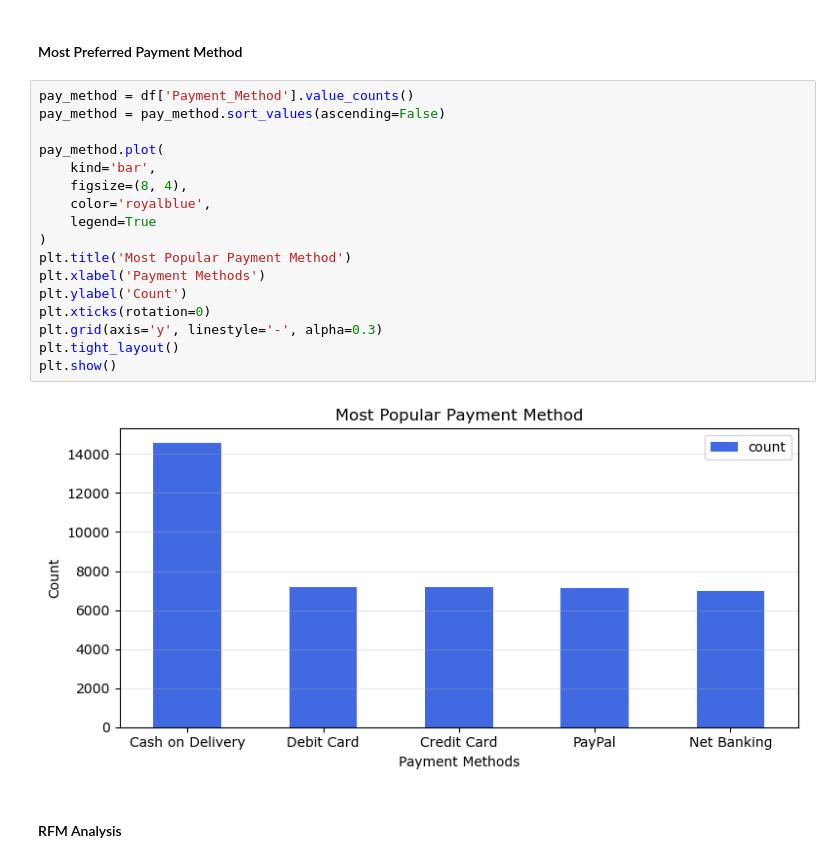
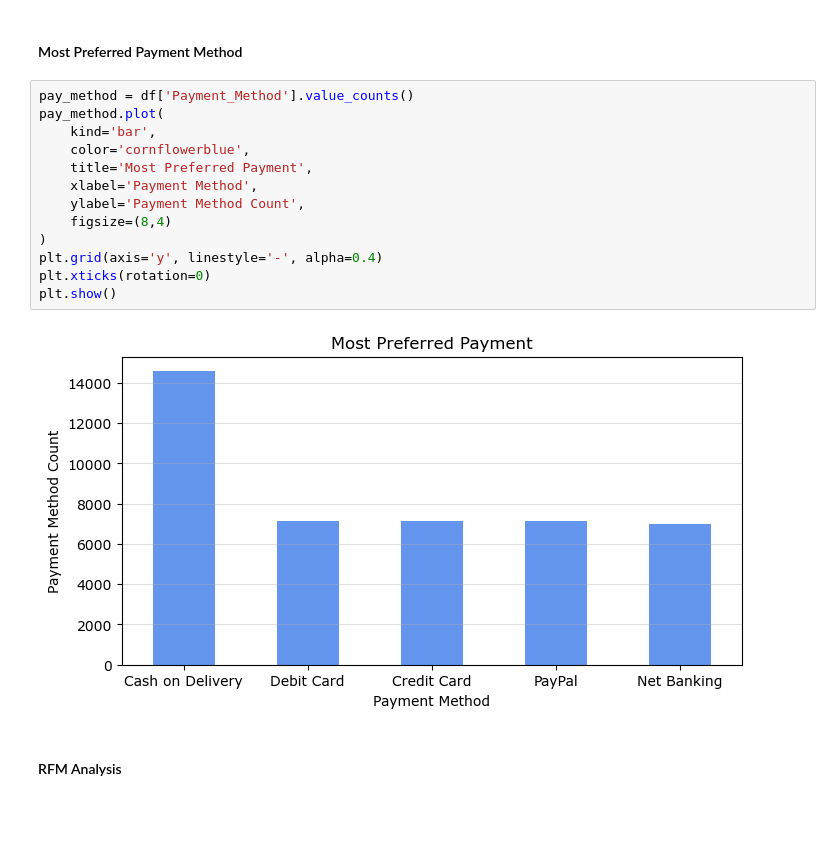
Before and after one commit to Chi-Matty/Customer-Value-Segmentation-Revenue-Behaviour-Analysis-for-E-Commerce-Growth, a Jupyter notebook: ecommerce_transactionssxlsx.ipynb, the cells around one changed output. Cells and saved outputs as stored; diff of their text form; blank space fills up the shorter version.

```diff
--- a/ecommerce_transactionssxlsx.ipynb
+++ b/ecommerce_transactionssxlsx.ipynb
@@ -145,23 +242,19 @@ plt.show()
 #### Most Preferred Payment Method
 # %%
 pay_method = df['Payment_Method'].value_counts()
-pay_method = pay_method.sort_values(ascending=False)
-
 pay_method.plot(
     kind='bar',
-    figsize=(8, 4),
-    color='royalblue',
-    legend=True
+    color='cornflowerblue',
+    title='Most Preferred Payment',
+    xlabel='Payment Method',
+    ylabel='Payment Method Count',
+    figsize=(8,4)
 )
-plt.title('Most Popular Payment Method')
-plt.xlabel('Payment Methods')
-plt.ylabel('Count')
+plt.grid(axis='y', linestyle='-', alpha=0.4)
 plt.xticks(rotation=0)
-plt.grid(axis='y', linestyle='-', alpha=0.3)
-plt.tight_layout()
 plt.show()
 # %% [output]
-[figure, old version]
+[figure, new version]
 # %% [markdown]
 #### RFM Analysis
 # %%
```
Also changed, not shown: parts of 20 cells of this notebook.
